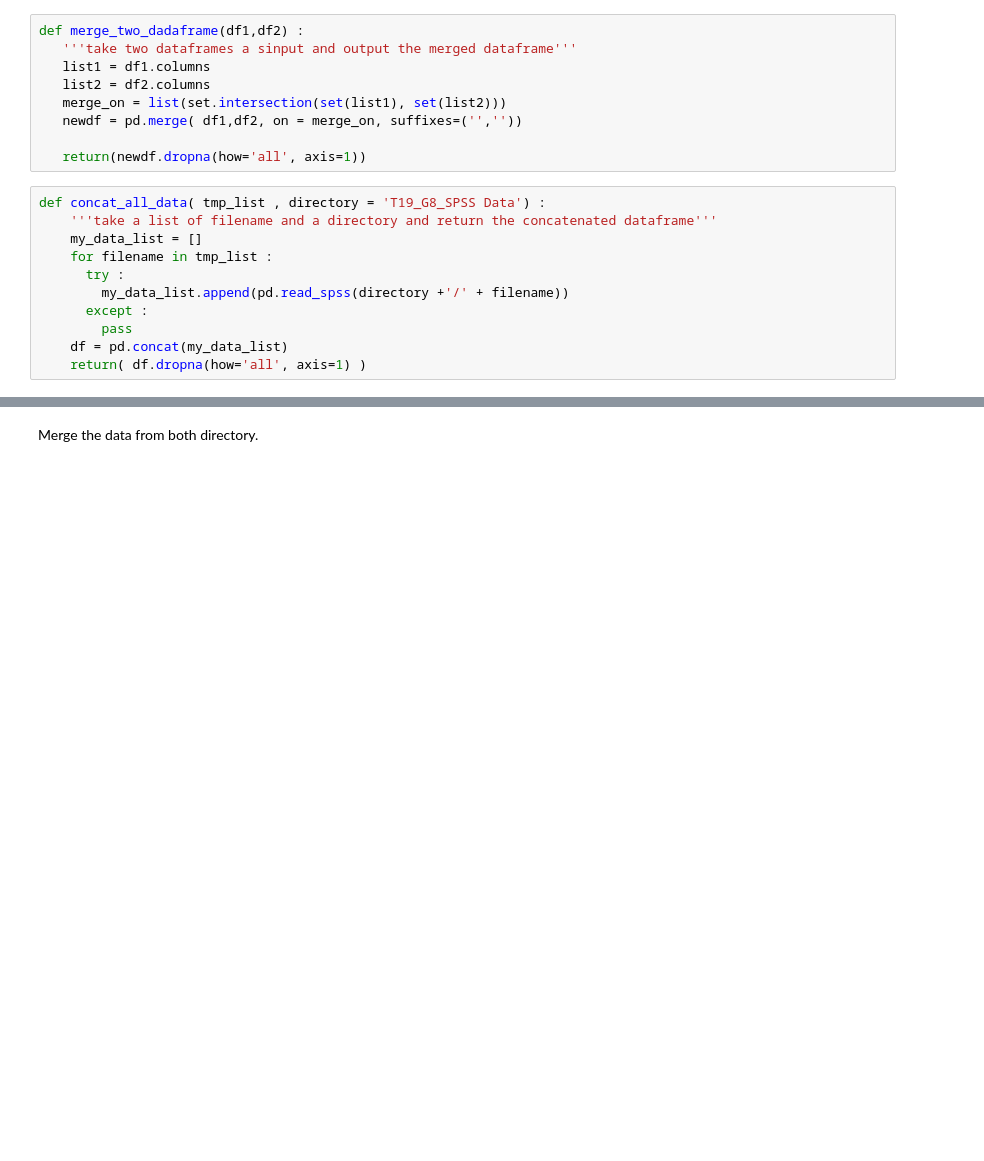
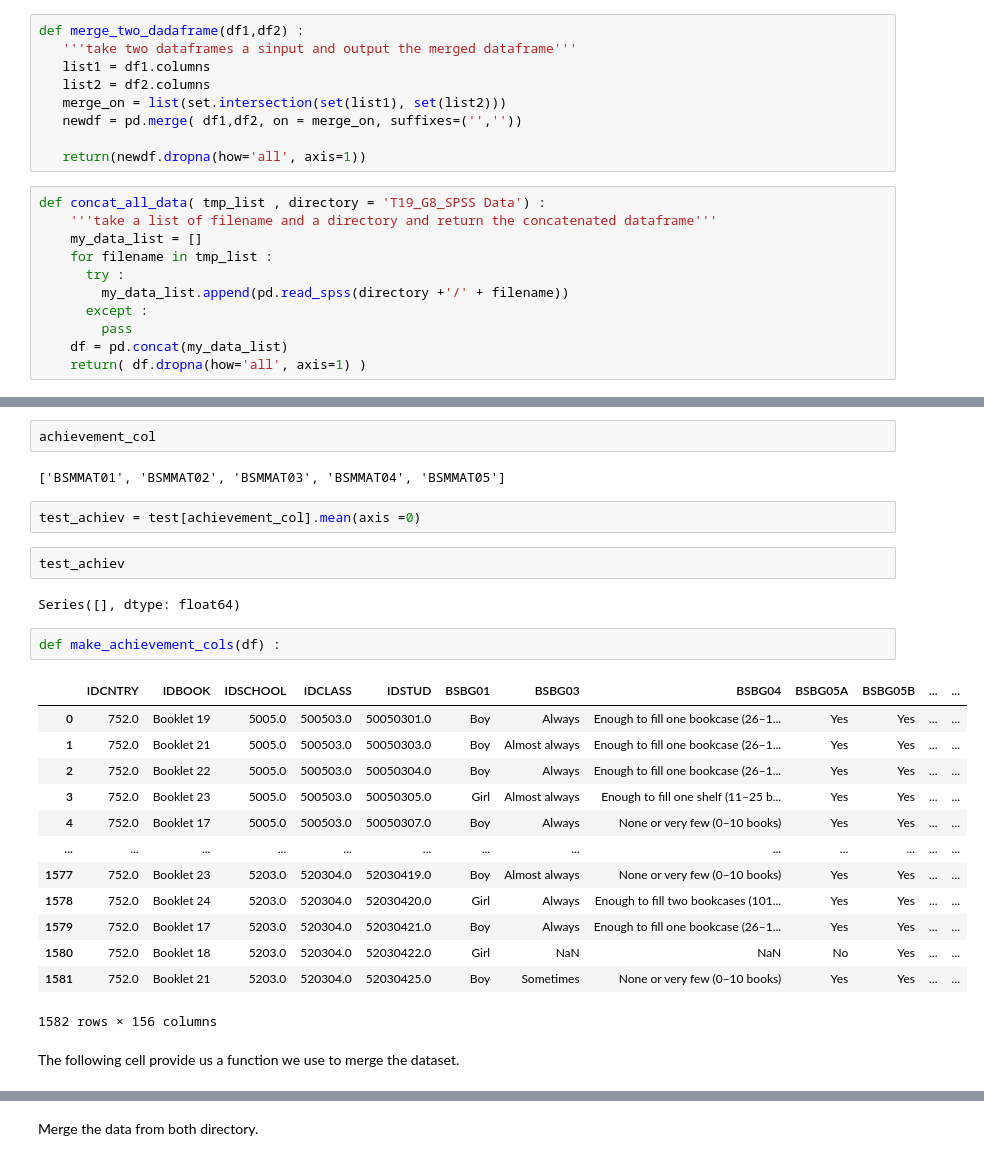
Before and after one commit to AntsaHoneywinner/DSIcapstoneproject, a Jupyter notebook: Capstone_project_Antsa_Rakotondrafara.ipynb, the cells around one changed output, grey strips where cells are left out. Cells and saved outputs as stored; diff of their text form; blank space fills up the shorter version.

Commit message:
BEfore creating achievement column

```diff
--- a/Capstone_project_Antsa_Rakotondrafara.ipynb
+++ b/Capstone_project_Antsa_Rakotondrafara.ipynb
@@ -267 +259,29 @@ def concat_all_data( tmp_list , directory = 'T19_G8_SPSS Data') :
+# %%
+achievement_col
+# %% [output]
+['BSMMAT01', 'BSMMAT02', 'BSMMAT03', 'BSMMAT04', 'BSMMAT05']
+# %%
+test_achiev = test[achievement_col].mean(axis =0)
+# %%
+test_achiev
+# %% [output]
+Series([], dtype: float64)
+# %%
+def make_achievement_cols(df) :
+# %% [output]
+|  | IDCNTRY | IDBOOK | IDSCHOOL | IDCLASS | IDSTUD | BSBG01 | BSBG03 | BSBG04 | BSBG05A | BSBG05B | ... | ... |
+| 0 | 752.0 | Booklet 19 | 5005.0 | 500503.0 | 50050301.0 | Boy | Always | Enough to fill one bookcase (26–1... | Yes | Yes | ... | ... |
+| 1 | 752.0 | Booklet 21 | 5005.0 | 500503.0 | 50050303.0 | Boy | Almost always | Enough to fill one bookcase (26–1... | Yes | Yes | ... | ... |
+| 2 | 752.0 | Booklet 22 | 5005.0 | 500503.0 | 50050304.0 | Boy | Always | Enough to fill one bookcase (26–1... | Yes | Yes | ... | ... |
+| 3 | 752.0 | Booklet 23 | 5005.0 | 500503.0 | 50050305.0 | Girl | Almost always | Enough to fill one shelf (11–25 b... | Yes | Yes | ... | ... |
+| 4 | 752.0 | Booklet 17 | 5005.0 | 500503.0 | 50050307.0 | Boy | Always | None or very few (0–10 books) | Yes | Yes | ... | ... |
+| ... | ... | ... | ... | ... | ... | ... | ... | ... | ... | ... | ... | ... |
+| 1577 | 752.0 | Booklet 23 | 5203.0 | 520304.0 | 52030419.0 | Boy | Almost always | None or very few (0–10 books) | Yes | Yes | ... | ... |
+| 1578 | 752.0 | Booklet 24 | 5203.0 | 520304.0 | 52030420.0 | Girl | Always | Enough to fill two bookcases (101... | Yes | Yes | ... | ... |
+| 1579 | 752.0 | Booklet 17 | 5203.0 | 520304.0 | 52030421.0 | Boy | Always | Enough to fill one bookcase (26–1... | Yes | Yes | ... | ... |
+| 1580 | 752.0 | Booklet 18 | 5203.0 | 520304.0 | 52030422.0 | Girl | NaN | NaN | No | Yes | ... | ... |
+| 1581 | 752.0 | Booklet 21 | 5203.0 | 520304.0 | 52030425.0 | Boy | Sometimes | None or very few (0–10 books) | Yes | Yes | ... | ... |
+1582 rows × 156 columns
+# %% [markdown]
+The following cell provide us a function we use to merge the dataset.
 # %%
```
Also changed, not shown: parts of 38 cells of this notebook.
